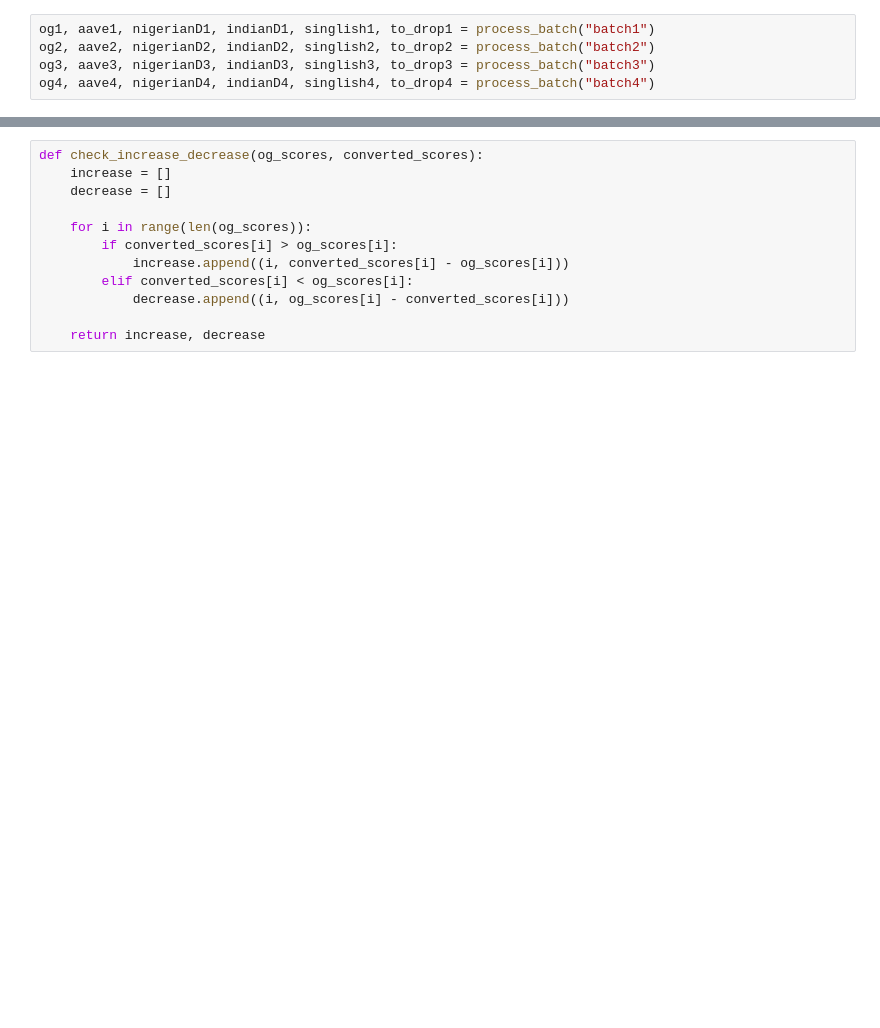
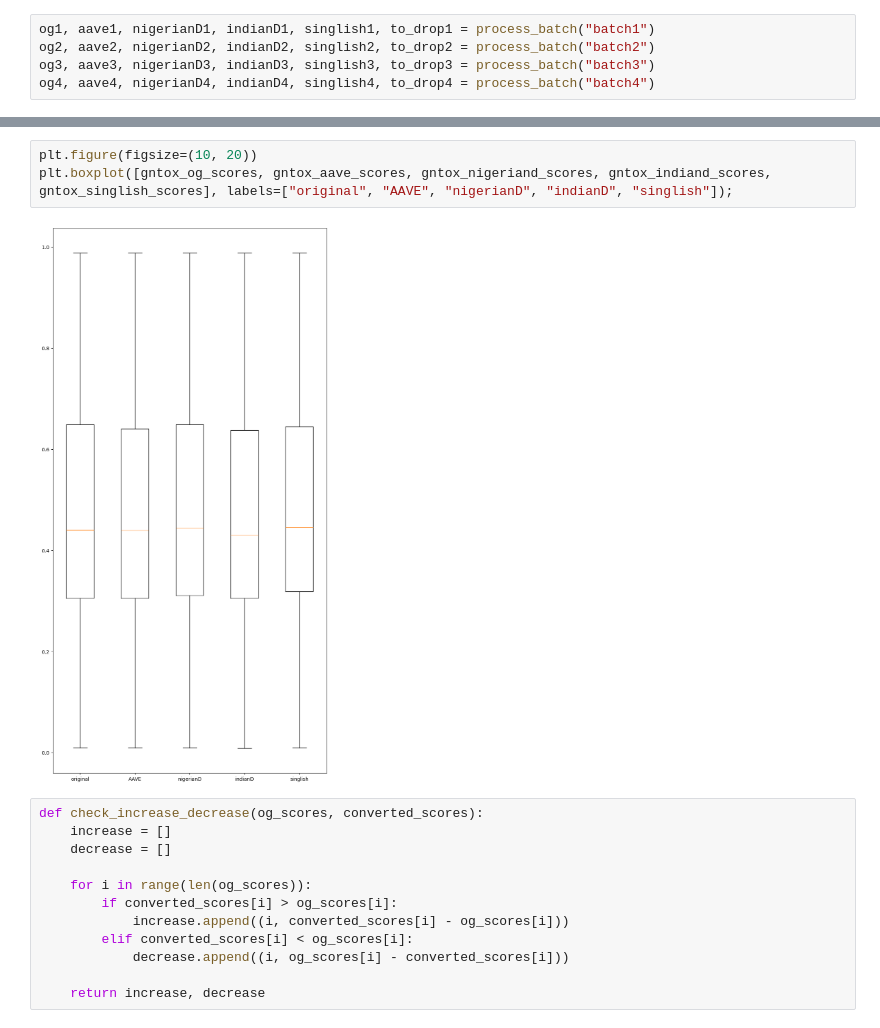
Before and after one commit to xuanxuanx-98/CompMod_2324_BN-AP, a Jupyter notebook: notebooks/examine_perspective_results.ipynb, the cells around one changed output, grey strips where cells are left out. Cells and saved outputs as stored; diff of their text form; blank space fills up the shorter version.

```diff
--- a/notebooks/examine_perspective_results.ipynb
+++ b/notebooks/examine_perspective_results.ipynb
@@ -65,3 +148,8 @@ to_drop = sorted(to_drop1 + to_drop2 + to_drop3 + to_drop4, reverse=True)
+# %%
+plt.figure(figsize=(10, 20))
+plt.boxplot([gntox_og_scores, gntox_aave_scores, gntox_nigeriand_scores, gntox_indiand_scores, gntox_singlish_scores], labels=["original", "AAVE", "nigerianD", "indianD", "singlish"]);
+# %% [output]
+[figure, added]
 # %%
 def check_increase_decrease(og_scores, converted_scores):
     increase = []
```
Also changed, not shown: parts of 21 cells of this notebook, 3 other files.
